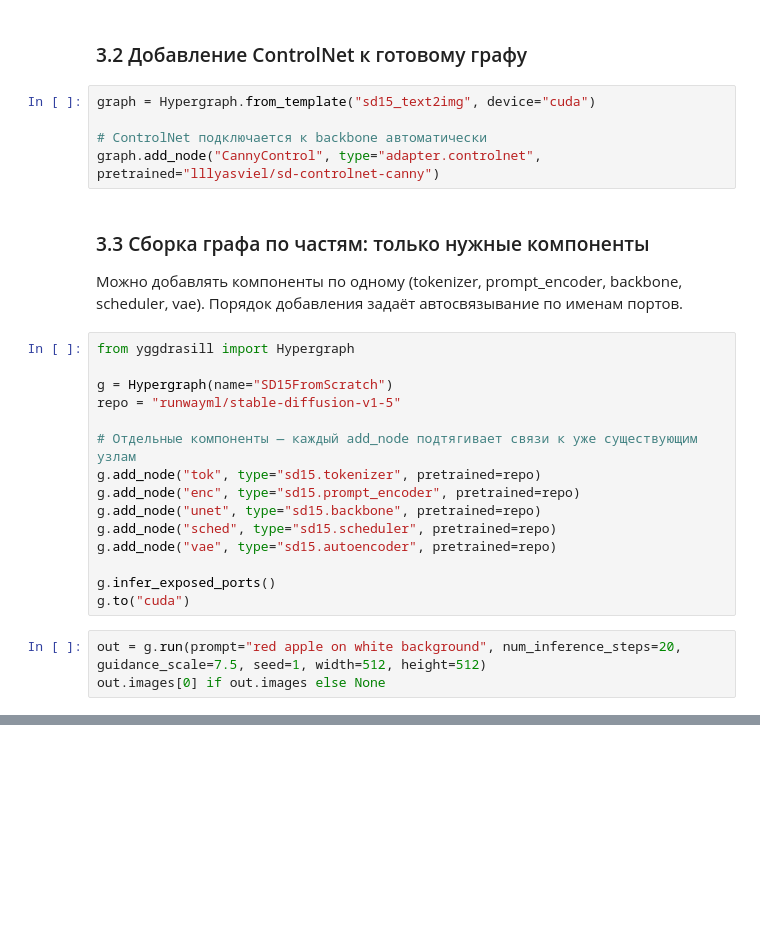
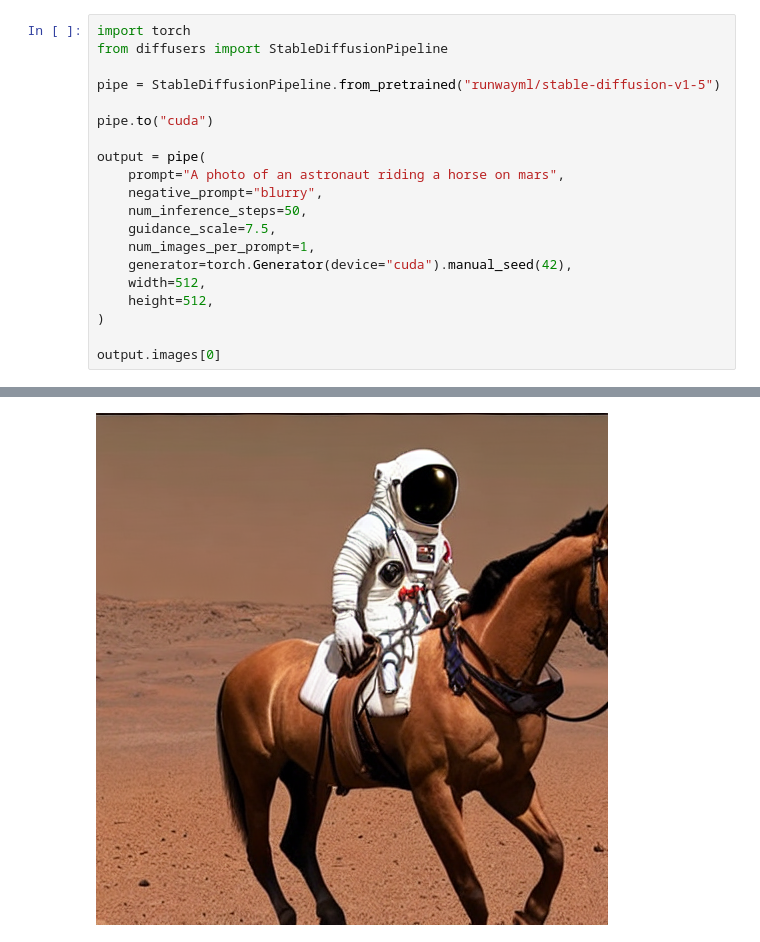
Before and after one commit to GrafikXxxxxxxYyyyyyyyyyy/YggDrasill, a Jupyter notebook: examples/diffusion_sd15.ipynb, the cells around one changed output, grey strips where cells are left out. Cells and saved outputs as stored; diff of their text form; blank space fills up the shorter version.

```diff
--- a/examples/diffusion_sd15.ipynb
+++ b/examples/diffusion_sd15.ipynb
@@ -58,29 +63,21 @@ graph.replace_node("vae_decode", pretrained=new_repo)
-# %% [markdown]
-### 3.2 Добавление ControlNet к готовому графу
-# %%
-graph = Hypergraph.from_template("sd15_text2img", device="cuda")
-
-# ControlNet подключается к backbone автоматически
-graph.add_node("CannyControl", type="adapter.controlnet", pretrained="lllyasviel/sd-controlnet-canny")
-# %% [markdown]
-### 3.3 Сборка графа по частям: только нужные компоненты
-
-Можно добавлять компоненты по одному (tokenizer, prompt_encoder, backbone, scheduler, vae). Порядок добавления задаёт автосвязывание по именам портов.
-# %%
-from yggdrasill import Hypergraph
-
-g = Hypergraph(name="SD15FromScratch")
-repo = "runwayml/stable-diffusion-v1-5"
-
-# Отдельные компоненты — каждый add_node подтягивает связи к уже существующим узлам
-g.add_node("tok", type="sd15.tokenizer", pretrained=repo)
-g.add_node("enc", type="sd15.prompt_encoder", pretrained=repo)
-g.add_node("unet", type="sd15.backbone", pretrained=repo)
-g.add_node("sched", type="sd15.scheduler", pretrained=repo)
-g.add_node("vae", type="sd15.autoencoder", pretrained=repo)
-
-g.infer_exposed_ports()
-g.to("cuda")
-# %%
-out = g.run(prompt="red apple on white background", num_inference_steps=20, guidance_scale=7.5, seed=1, width=512, height=512)
-out.images[0] if out.images else None
+# %%
+import torch
+from diffusers import StableDiffusionPipeline
+
+pipe = StableDiffusionPipeline.from_pretrained("runwayml/stable-diffusion-v1-5")
+
+pipe.to("cuda")
+
+output = pipe(
+    prompt="A photo of an astronaut riding a horse on mars",
+    negative_prompt="blurry",
+    num_inference_steps=50,
+    guidance_scale=7.5,
+    num_images_per_prompt=1,
+    generator=torch.Generator(device="cuda").manual_seed(42),
+    width=512,
+    height=512,
+)
+
+output.images[0]
+# %% [output]
@@ -86,0 +98 @@ out.images[0] if out.images else None
+[figure, added]
```
Also changed, not shown: parts of 13 cells of this notebook, 24 other files.
